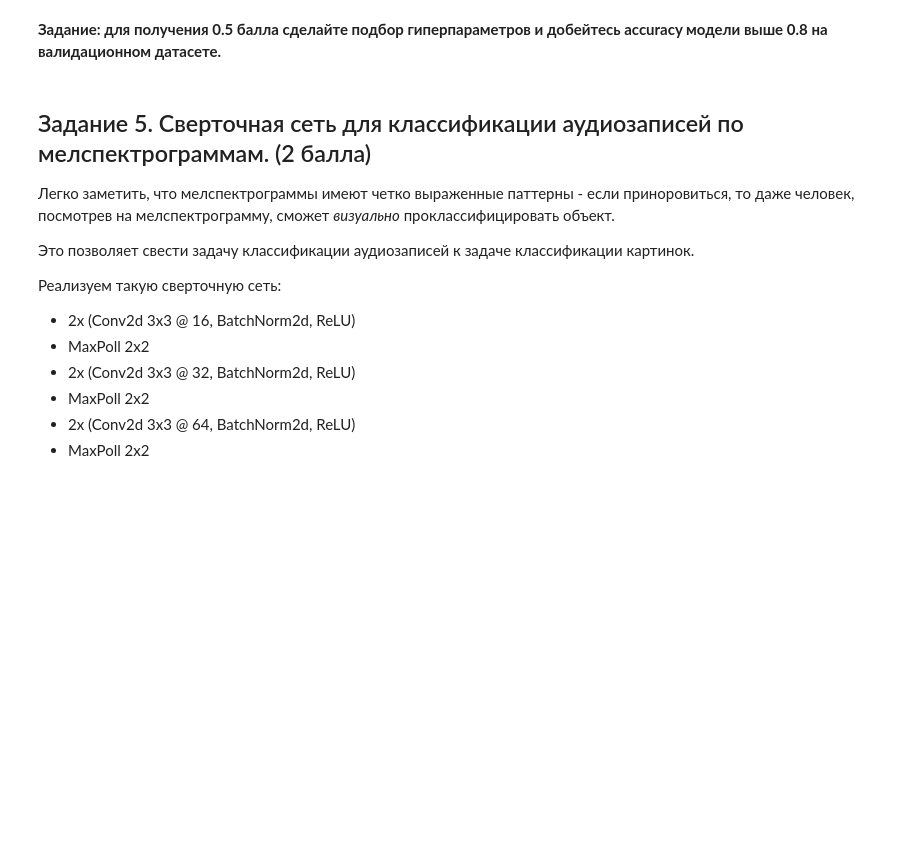
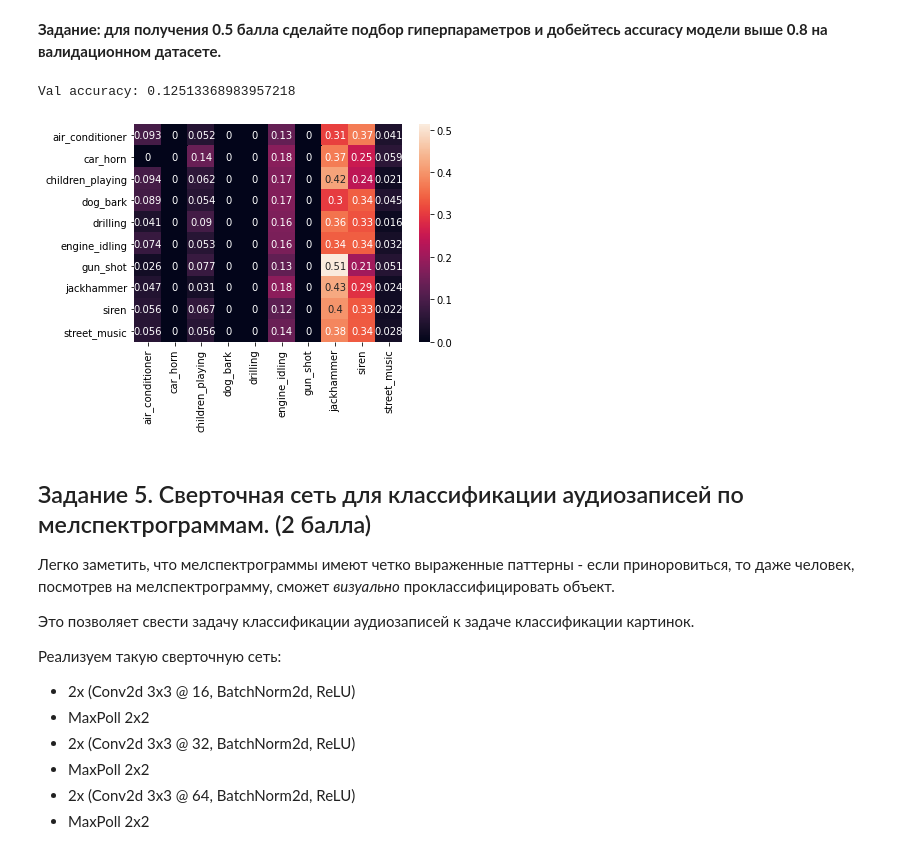
Before and after one commit to aromana33/hw5_dl_2021, a Jupyter notebook: HW2_Romanenko.ipynb, the cells around one changed output. Drawn from its saved outputs; the diff is of its cells as text; code cells hidden in the pictures; blank space fills up the shorter version.

```diff
--- a/HW2_Romanenko.ipynb
+++ b/HW2_Romanenko.ipynb
@@ -609,7 +697,10 @@ train_audio_clfr(rnn_mel, optim, train_dataloader, train_dataset.sr,
 **Задание: для получения 0.5 балла сделайте подбор гиперпараметров и добейтесь accuracy модели выше 0.8 на валидационном датасете.**
 # %%
 plot_confusion_matrix(rnn_mel, val_dataloader, train_dataset.sr, device,
-                      data_transform=compute_log_melspectrogram)
+                      data_transform=compute_log_melspectrogram_cuda)
+# %% [output]
+Val accuracy: 0.12513368983957218
+[figure, added]
 # %% [markdown]
 ## Задание 5. Cверточная сеть для классификации аудиозаписей по мелспектрограммам. (2 балла)
 
```
Also changed, not shown: parts of 23 cells of this notebook.
